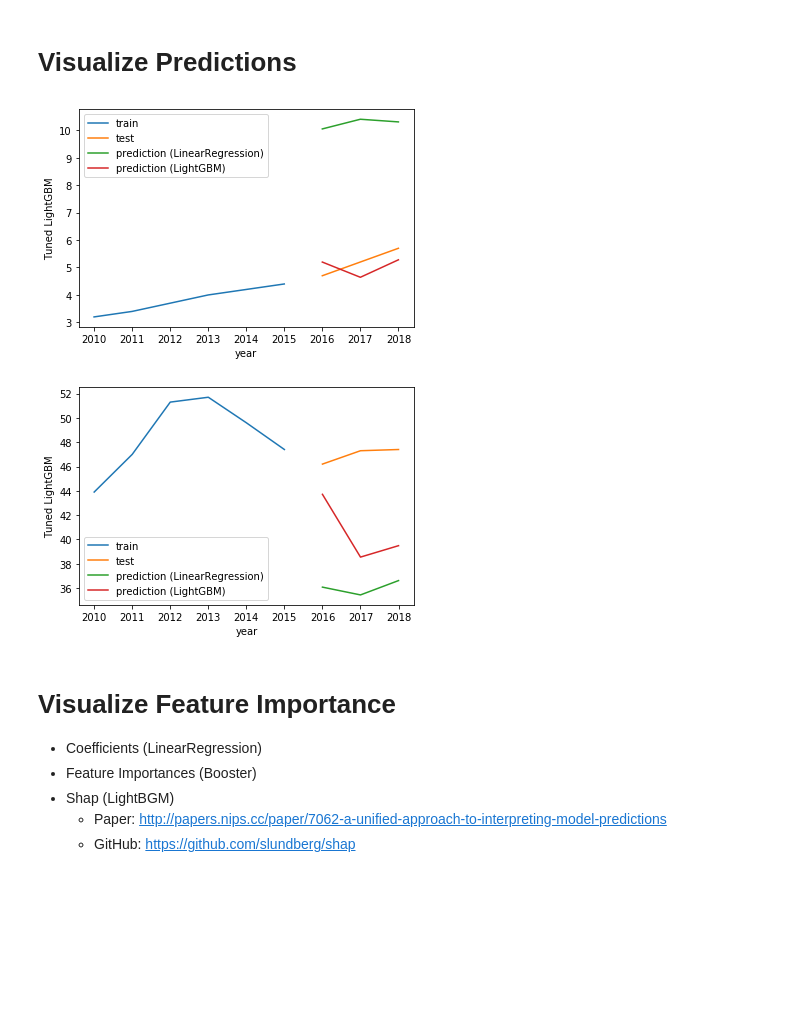
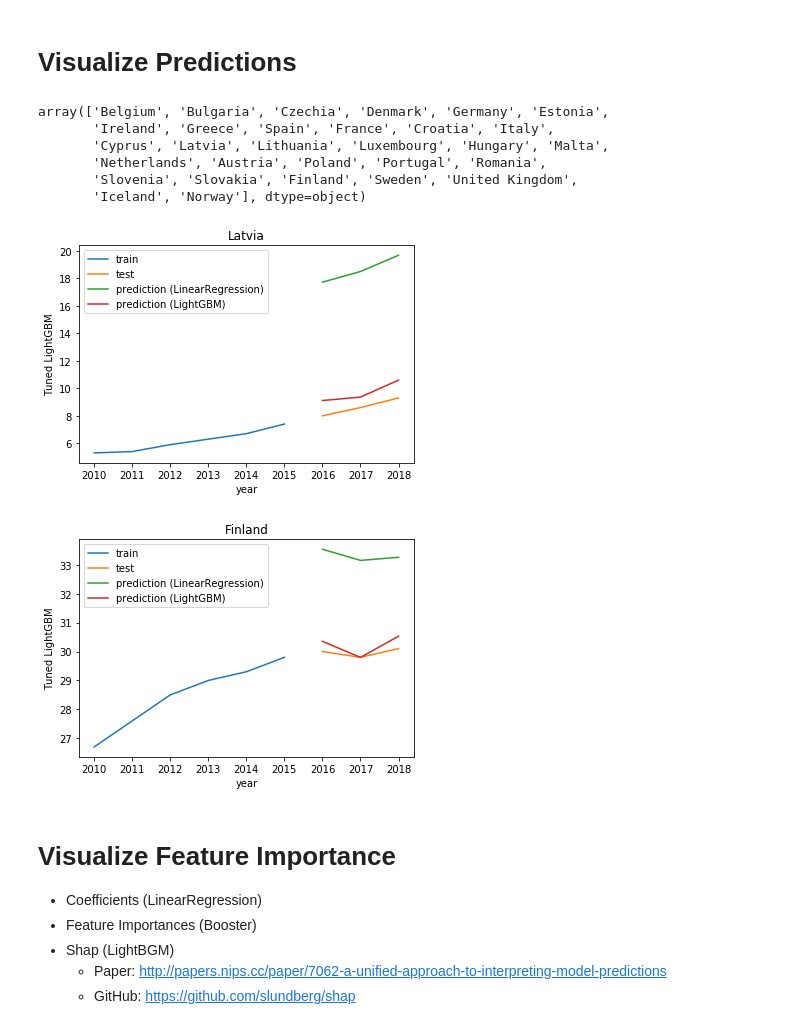
Before and after one commit to ADS-Group-15/eu-productivity-modeling, a Jupyter notebook: notebooks/modeling.ipynb, the cells around one changed output. Saved outputs shown, nothing was run; the diff lists cells and outputs as text; code cells hidden in the pictures; blank space fills up the shorter version.

```diff
--- a/notebooks/models.ipynb
+++ b/notebooks/modeling.ipynb
@@ -362,26 +352,35 @@ plt.show()
 # %% [markdown]
 # Visualize Predictions
+# %%
+train_df['GEO'].unique()
+# %% [output]
+array(['Belgium', 'Bulgaria', 'Czechia', 'Denmark', 'Germany', 'Estonia',
+       'Ireland', 'Greece', 'Spain', 'France', 'Croatia', 'Italy',
+       'Cyprus', 'Latvia', 'Lithuania', 'Luxembourg', 'Hungary', 'Malta',
+       'Netherlands', 'Austria', 'Poland', 'Portugal', 'Romania',
+       'Slovenia', 'Slovakia', 'Finland', 'Sweden', 'United Kingdom',
+       'Iceland', 'Norway'], dtype=object)
 # %%
 def visualize_prediction(country):
     train_temp = train_df[train_df['GEO'] == country]
     test_temp = test_df[shift_1_features + ['compensation', 'year', 'GEO']].dropna()
     test_temp = test_temp[test_temp['GEO'] == country]
     x_test, y_test = test_temp[shift_1_features], test_temp[['compensation']]
 
     test_temp['LinearRegression'] = lr.predict(x_test)
     test_temp['Tuned LightGBM'] = tuned_gbm.predict(x_test)
 
     sns.lineplot(data=train_temp, x='year', y='compensation', label='train')
     sns.lineplot(data=test_temp, x='year', y='compensation', label='test')
     sns.lineplot(data=test_temp, x='year', y='LinearRegression', label='prediction (LinearRegression)')
-    sns.lineplot(data=test_temp, x='year', y='Tuned LightGBM', label='prediction (LightGBM)')
+    sns.lineplot(data=test_temp, x='year', y='Tuned LightGBM', label='prediction (LightGBM)').set_title(country)
     plt.show()
 
-for country in ['Bulgaria', 'Norway']:
+for country in ['Latvia', 'Finland']:
     visualize_prediction(country)
 # %% [output]
-[figure, old version]
+[figure, new version]
-[figure, old version]
+[figure, new version]
 # %% [markdown]
 # Visualize Feature Importance
 
```
Also changed, not shown: parts of 12 cells of this notebook, 4 other files.
